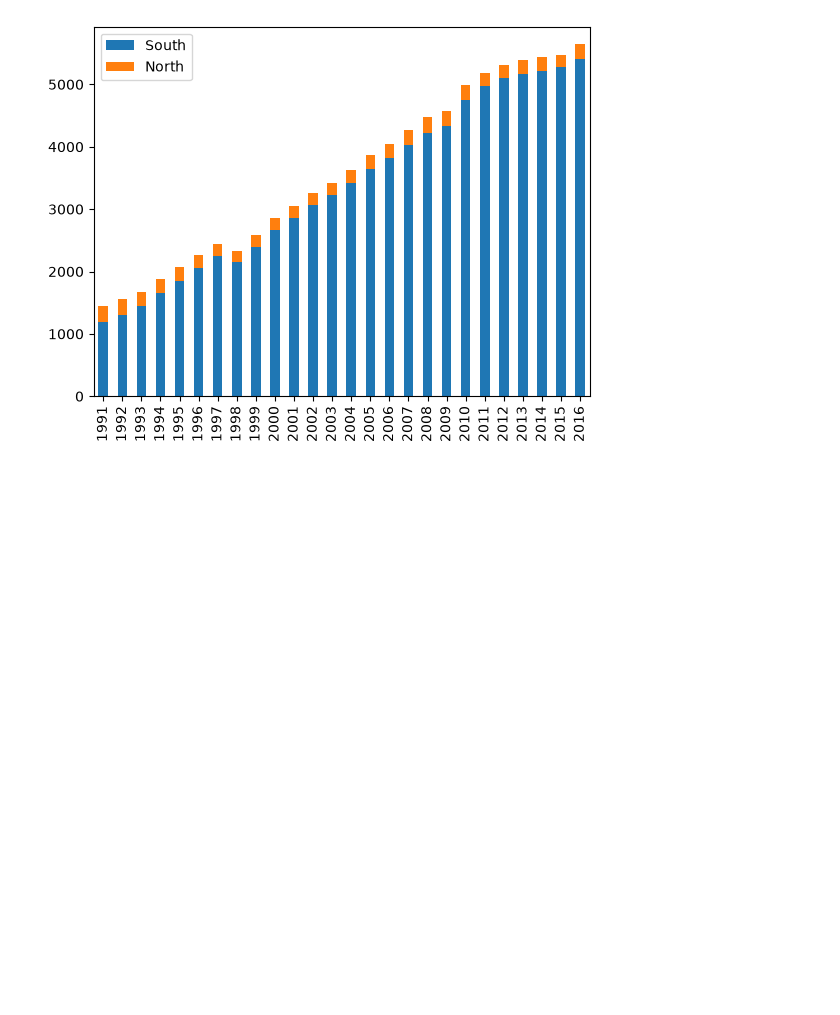
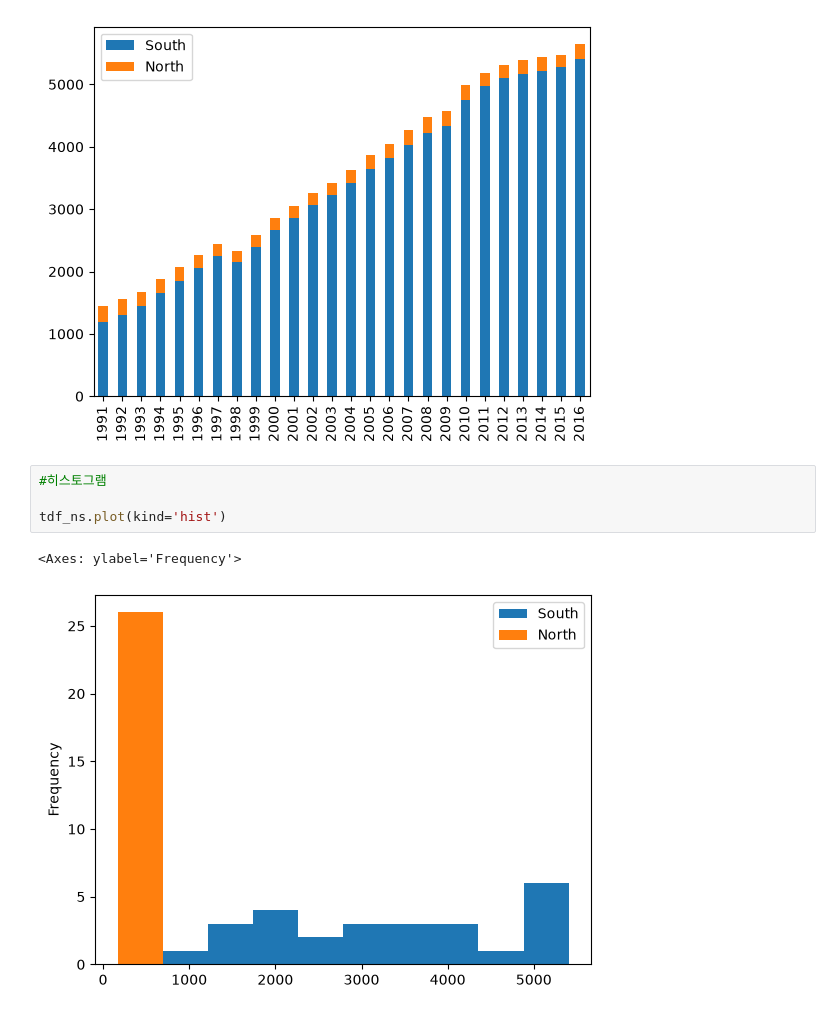
Before and after one commit to zzengmo/18_data_analytics, a Jupyter notebook: 03_데이터살펴보기/판다스내장그래프도구.ipynb, the cells around one changed output. Drawn from its saved outputs; the diff is of its cells as text; blank space fills up the shorter version.

```diff
--- a/판다스내장그래프도구.ipynb
+++ b/03_데이터살펴보기/판다스내장그래프도구.ipynb
@@ -83,3 +83,10 @@ tdf_ns.plot(kind='bar', stacked=True)
 # %% [output]
 <Axes: >
 [figure]
+# %%
+#히스토그램
+
+tdf_ns.plot(kind='hist')
+# %% [output]
+<Axes: ylabel='Frequency'>
+[figure, added]
```
Also changed, not shown: parts of 5 cells of this notebook.
